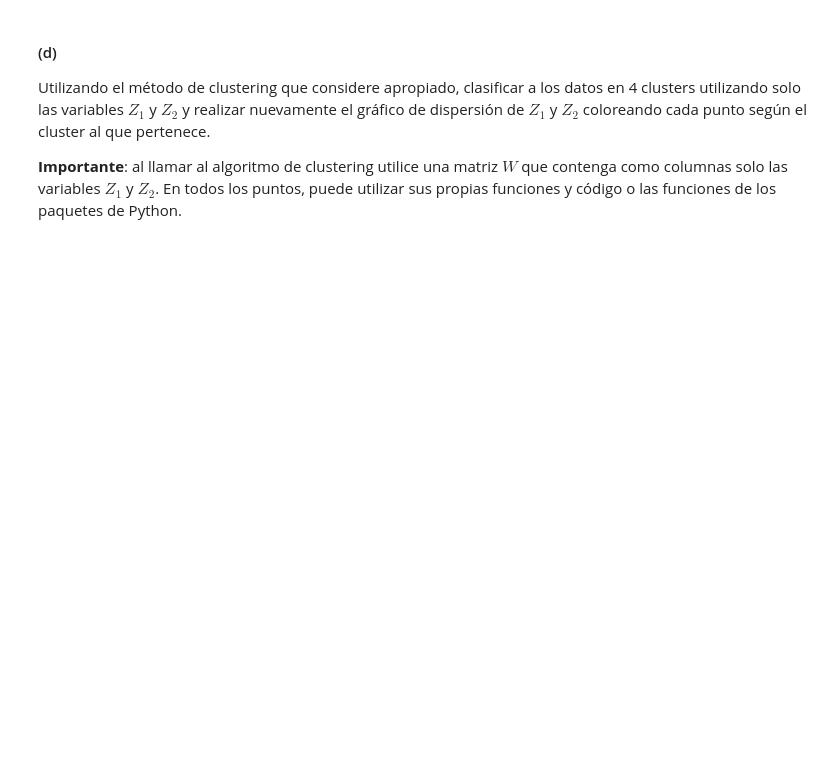
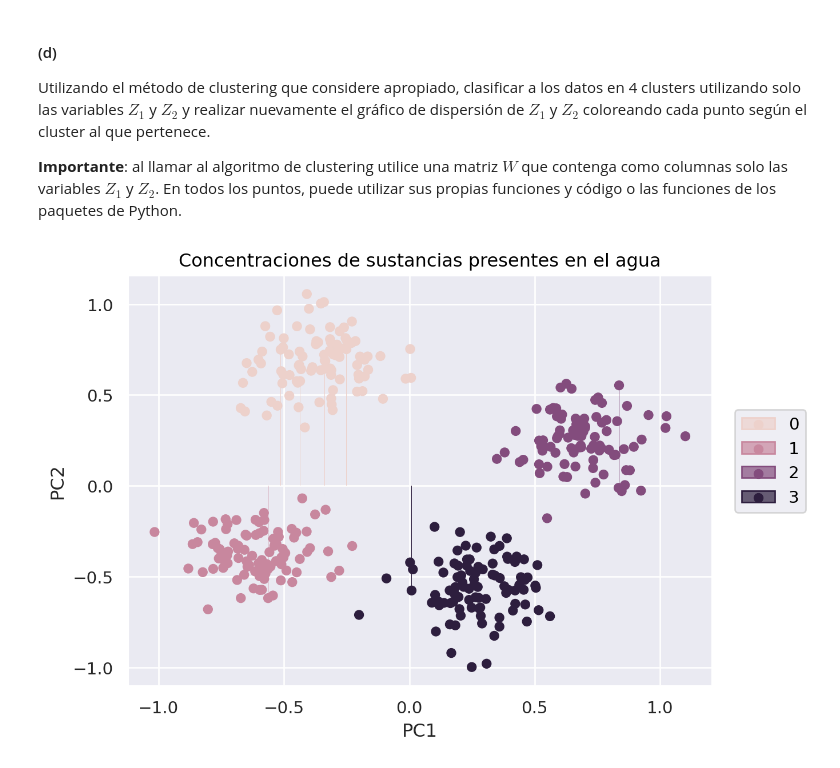
Before and after one commit to lmendezayl/uba-ldd-ic, a Jupyter notebook: guias/soluciones/practica9.ipynb, the cells around one changed output. Saved outputs shown, nothing was run; the diff lists cells and outputs as text; code cells hidden in the pictures; blank space fills up the shorter version.

```diff
--- a/guias/soluciones/practica9.ipynb
+++ b/guias/soluciones/practica9.ipynb
@@ -512,3 +533,13 @@ so.Plot(pca.components_[0], pca.components_[1]).add(so.Dot())
 Utilizando el método de clustering que considere apropiado, clasificar a los datos en 4 clusters utilizando solo las variables $Z_1$ y $Z_2$ y realizar nuevamente el gráfico de dispersión de $Z_1$ y $Z_2$ coloreando cada punto según el cluster al que pertenece.
 
 **Importante**: al llamar al algoritmo de clustering utilice una matriz $W$ que contenga como columnas solo las variables $Z_1$ y $Z_2$. En todos los puntos, puede utilizar sus propias funciones y código o las funciones de los paquetes de Python.
+# %%
+clustering = KMeans(n_clusters=4)
+clustering.fit(scores)
+(
+    so.Plot(scores[:,0], scores[:,1], color=clustering.labels_)
+    .add(so.Dot())
+    .label(title="Concentraciones de sustancias presentes en el agua", x="PC1", y="PC2")
+)
+# %% [output]
+[figure, added]
```
Also changed, not shown: parts of 4 cells of this notebook.
